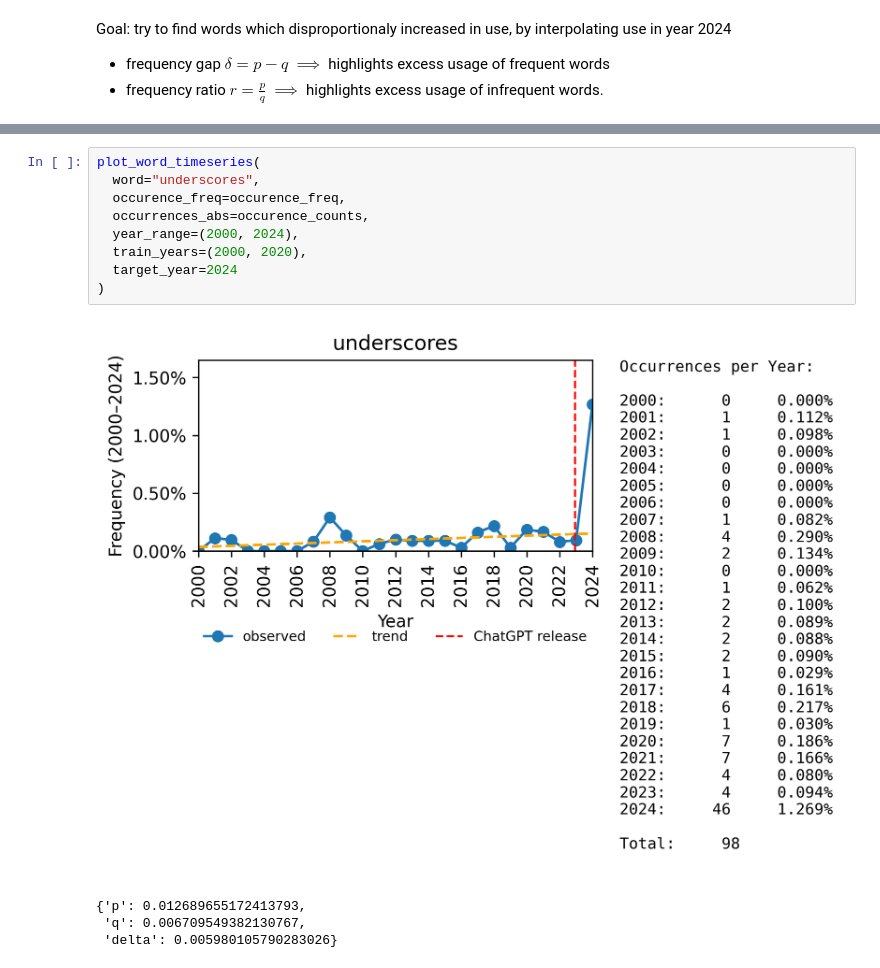
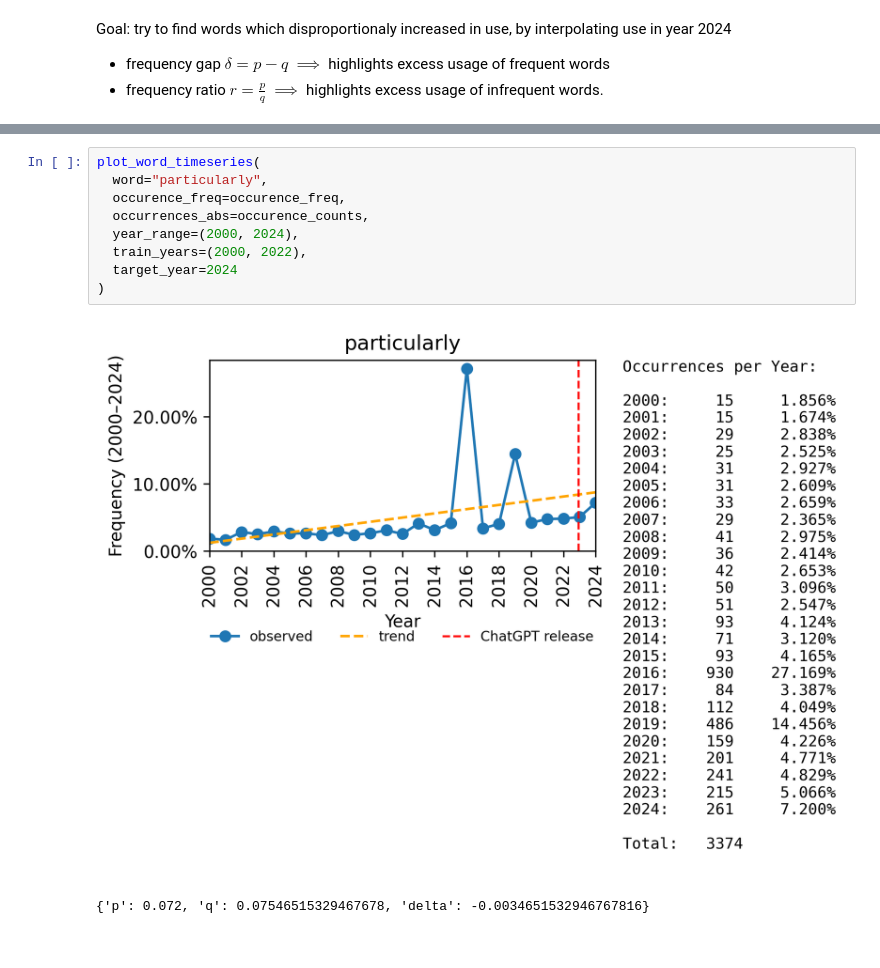
Before and after one commit to julilili42/bike-investment-study, a Jupyter notebook: src/analysis/analyze_language_change.ipynb, the cells around one changed output, grey strips where cells are left out. Drawn from its saved outputs; the diff is of its cells as text.

Commit message:
added plot

```diff
--- a/src/analysis/analyze_language_change.ipynb
+++ b/src/analysis/analyze_language_change.ipynb
@@ -168,14 +180,12 @@ llm_in_df.sort_values("growth", ascending=False)
 # %%
 plot_word_timeseries(
-  word="underscores",
+  word="particularly",
   occurence_freq=occurence_freq,
   occurrences_abs=occurence_counts,
   year_range=(2000, 2024),
-  train_years=(2000, 2020),
+  train_years=(2000, 2022),
   target_year=2024
 )
 # %% [output]
-[figure, old version]
+[figure, new version]
-{'p': 0.012689655172413793,
- 'q': 0.006709549382130767,
- 'delta': 0.005980105790283026}
+{'p': 0.072, 'q': 0.07546515329467678, 'delta': -0.0034651532946767816}
```
Also changed, not shown: parts of 9 cells of this notebook, 4 other files.
